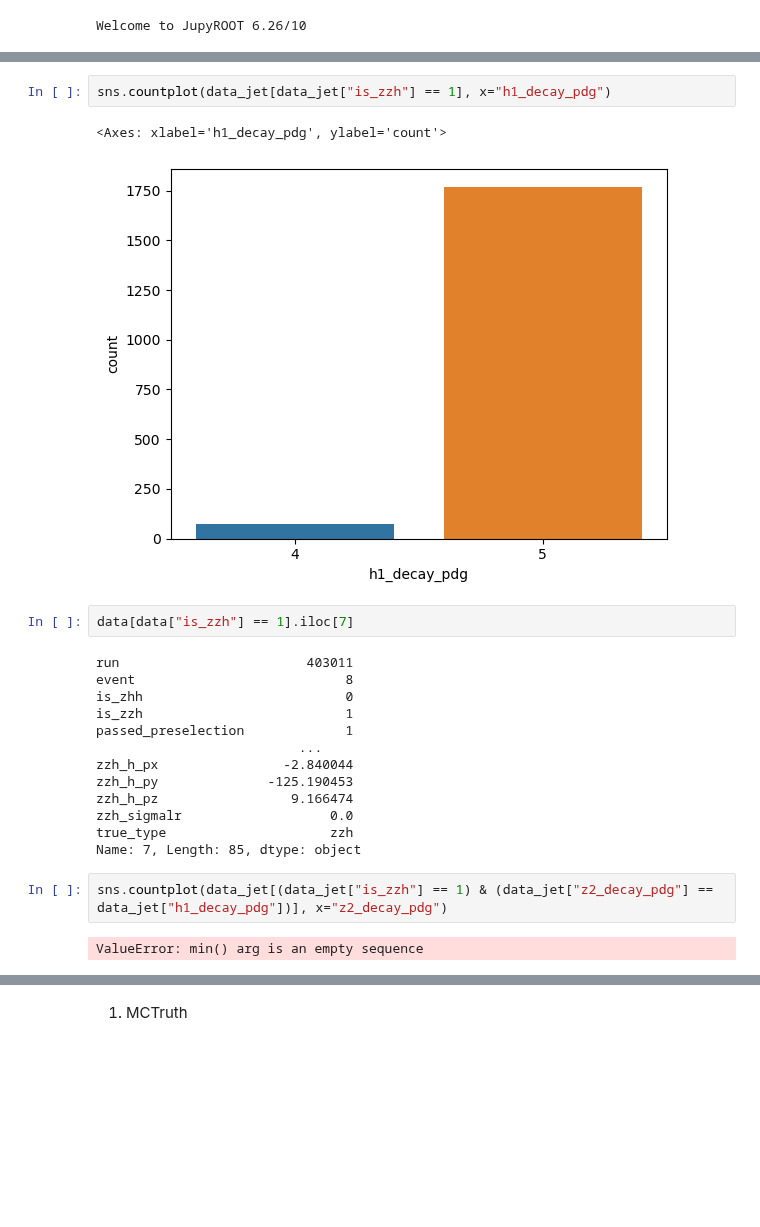
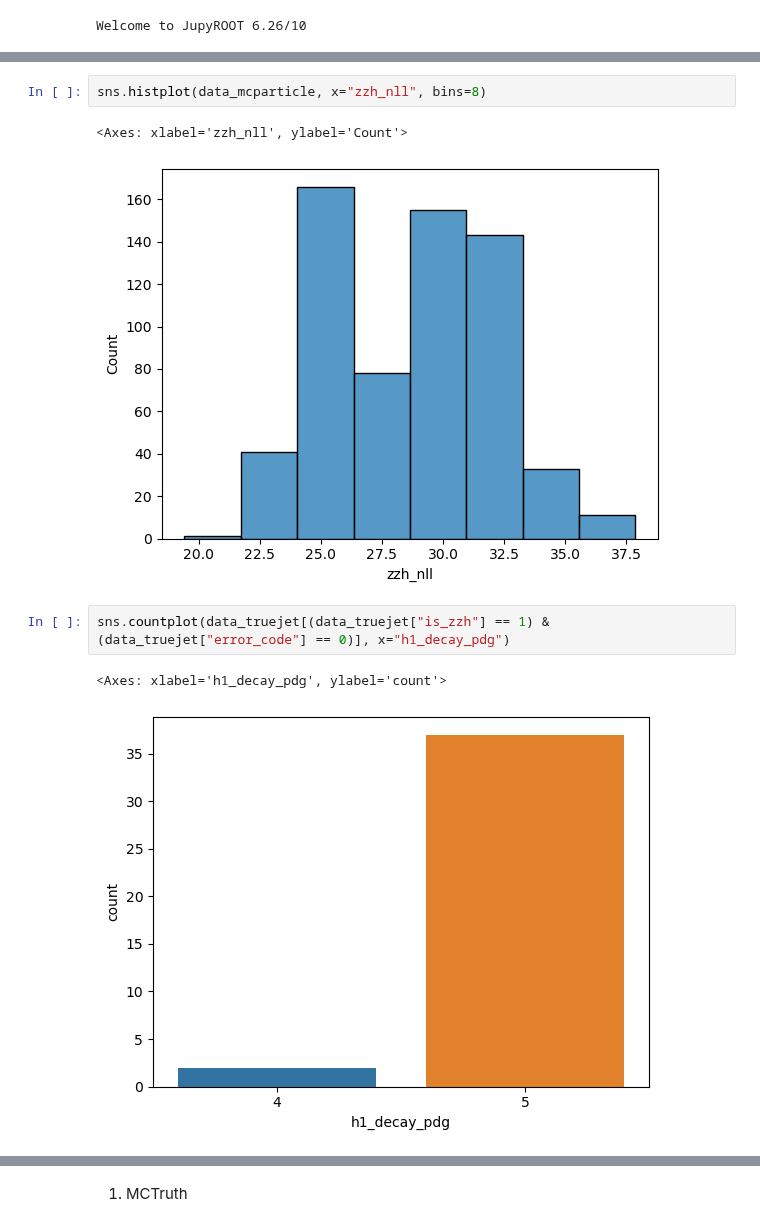
Before and after one commit to nVentis/MEM_HEP, a Jupyter notebook: view_v3.ipynb, the cells around one changed output, grey strips where cells are left out. Cells and saved outputs as stored; diff of their text form; blank space fills up the shorter version.

```diff
--- a/view_v3.ipynb
+++ b/view_v3.ipynb
@@ -97,24 +124,10 @@ sns.countplot(data_jet, x="passed_preselection")
+# %%
+sns.histplot(data_mcparticle, x="zzh_nll", bins=8)
+# %% [output]
+<Axes: xlabel='zzh_nll', ylabel='Count'>
+[figure, added]
 # %%
-sns.countplot(data_jet[data_jet["is_zzh"] == 1], x="h1_decay_pdg")
+sns.countplot(data_truejet[(data_truejet["is_zzh"] == 1) & (data_truejet["error_code"] == 0)], x="h1_decay_pdg")
 # %% [output]
 <Axes: xlabel='h1_decay_pdg', ylabel='count'>
-[figure, old version]
+[figure, new version]
-# %%
-data[data["is_zzh"] == 1].iloc[7]
-# %% [output]
-run                        403011
-event                           8
-is_zhh                          0
-is_zzh                          1
-passed_preselection             1
-                          ...
-zzh_h_px                -2.840044
-zzh_h_py              -125.190453
-zzh_h_pz                 9.166474
-zzh_sigmalr                   0.0
-true_type                     zzh
-Name: 7, Length: 85, dtype: object
-# %%
-sns.countplot(data_jet[(data_jet["is_zzh"] == 1) & (data_jet["z2_decay_pdg"] == data_jet["h1_decay_pdg"])], x="z2_decay_pdg")
-# %% [output]
-ValueError: min() arg is an empty sequence
```
Also changed, not shown: parts of 17 cells of this notebook, 22 other files.
